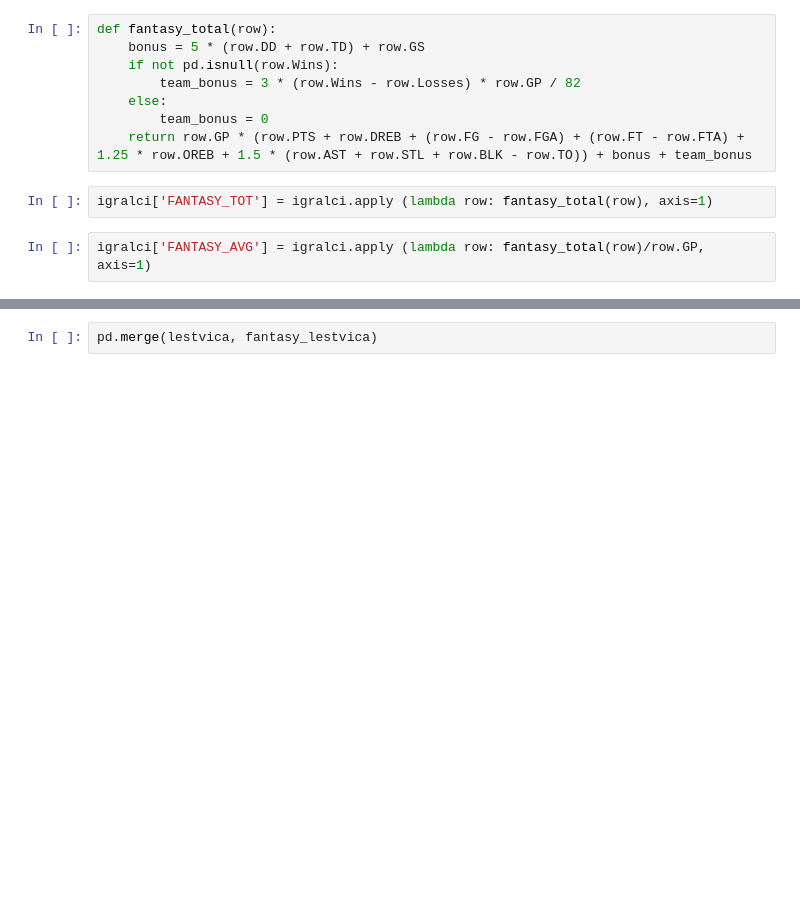
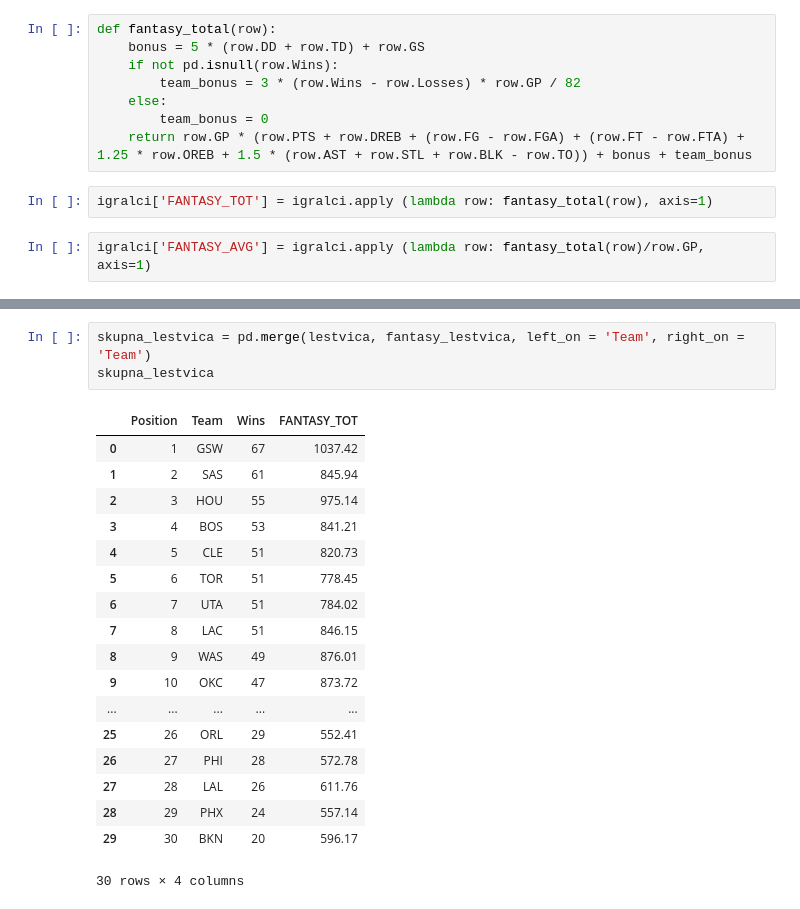
Before and after one commit to andrazdeluisa/projekt_PROG1, a Jupyter notebook: projekt.ipynb, the cells around one changed output, grey strips where cells are left out. Saved outputs shown, nothing was run; the diff lists cells and outputs as text; blank space fills up the shorter version.

```diff
--- a/projekt.ipynb
+++ b/projekt.ipynb
@@ -48,5 +163,25 @@ lestvica
-# %%
-pd.merge(lestvica, fantasy_lestvica)
+# %%
+skupna_lestvica = pd.merge(lestvica, fantasy_lestvica, left_on = 'Team', right_on = 'Team')
+skupna_lestvica
+# %% [output]
+|  | Position | Team | Wins | FANTASY_TOT |
+| 0 | 1 | GSW | 67 | 1037.42 |
+| 1 | 2 | SAS | 61 | 845.94 |
+| 2 | 3 | HOU | 55 | 975.14 |
+| 3 | 4 | BOS | 53 | 841.21 |
+| 4 | 5 | CLE | 51 | 820.73 |
+| 5 | 6 | TOR | 51 | 778.45 |
+| 6 | 7 | UTA | 51 | 784.02 |
+| 7 | 8 | LAC | 51 | 846.15 |
+| 8 | 9 | WAS | 49 | 876.01 |
+| 9 | 10 | OKC | 47 | 873.72 |
+| ... | ... | ... | ... | ... |
+| 25 | 26 | ORL | 29 | 552.41 |
+| 26 | 27 | PHI | 28 | 572.78 |
+| 27 | 28 | LAL | 26 | 611.76 |
+| 28 | 29 | PHX | 24 | 557.14 |
+| 29 | 30 | BKN | 20 | 596.17 |
+30 rows × 4 columns
 # %%
 pregled = igralci[['Name', 'Position', 'Team', 'MIN', 'FANTASY_AVG']]
 pregled
```
Also changed, not shown: parts of 10 cells of this notebook.
